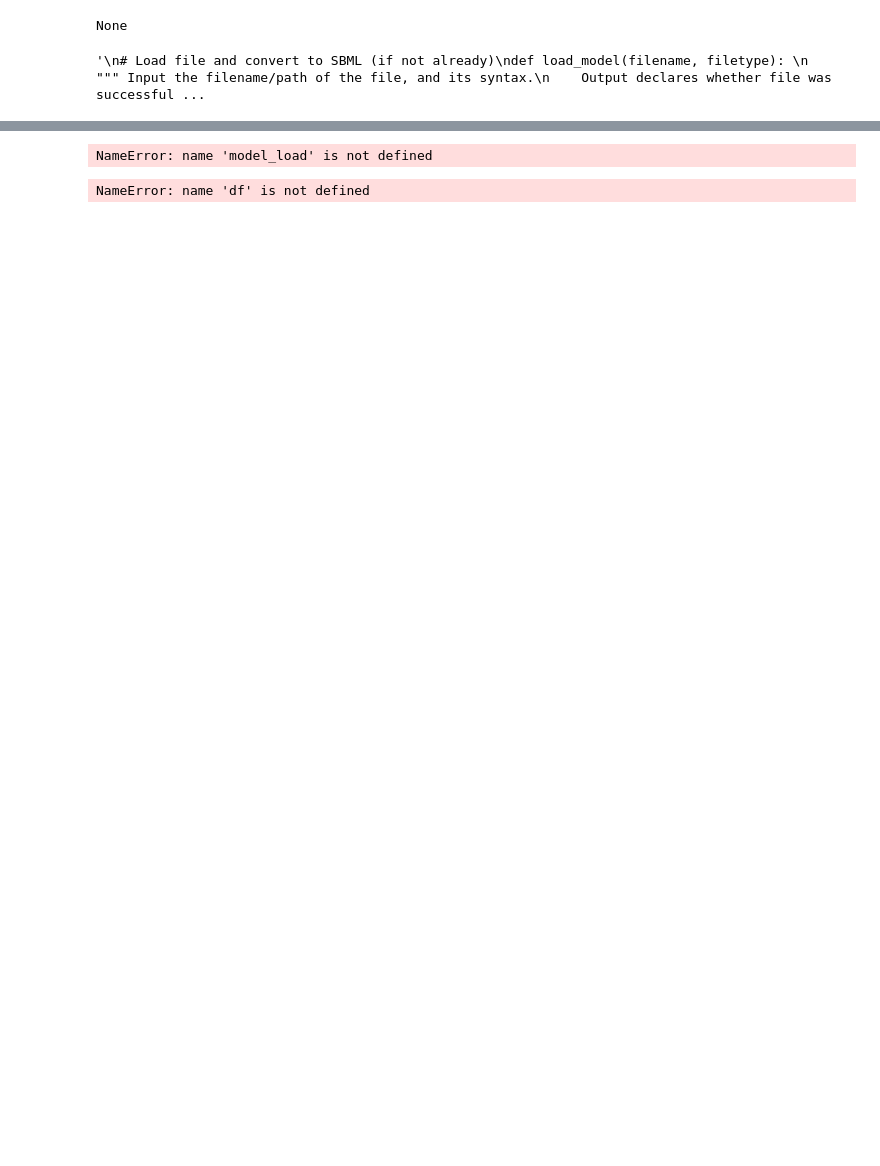
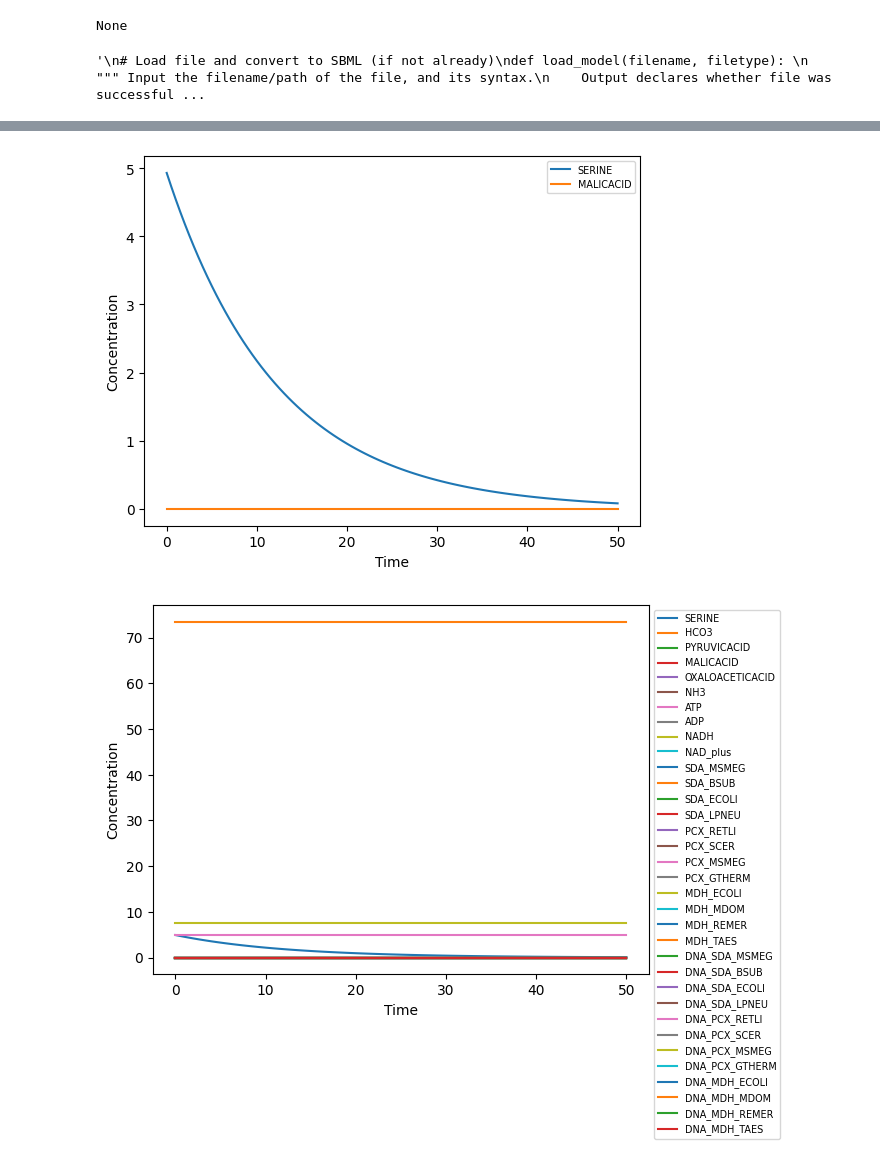
Before and after one commit to 2nd-best-FRENDAs/2nd-best-FRENDAs, a Jupyter notebook: Scripts/Tellurium_project_trial.ipynb, the cells around one changed output, grey strips where cells are left out. Drawn from its saved outputs; the diff is of its cells as text; code cells hidden in the pictures; blank space fills up the shorter version.

Commit message:
Rearranged cells to group all functions on top, fixed legends in plot

```diff
--- a/Scripts/Tellurium_project_trial.ipynb
+++ b/Scripts/Tellurium_project_trial.ipynb
@@ -85,7 +83,7 @@ def simulate_model(model, t0, t1, steps):
     columns = ['Time'] + [str(i) for i in species_names]
     df = pd.DataFrame(data=result, columns=columns)
 
-    return r, result, df, species_name
+    return r, result, df, species_names
 # %%
 def export_csv(model):
     # Grab current time and date, make variable to display date
@@ -96,3 +94,12 @@ def export_csv(model):
     model.to_csv(current_time + ' simulation_data.csv', index=False)
 
     return
+# %%
+# Plot specific species from a model simulation for comparison
+def compare_species_plot(dataframe, species_list):
+    for species in species_list:
+        plt.plot(dataframe['Time'], dataframe[species])
+    plt.xlabel('Time')
+    plt.ylabel('Concentration')
+    plt.legend(species_list, fontsize = 'x-small', bbox_to_anchor=(1, 1))
+    plt.show()
@@ -98,0 +117,3 @@ def export_csv(model):
+# %%
+# Load model
+model = load_model('multi_enzyme_model.txt', 'antimony')
@@ -99,24 +122,18 @@ def export_csv(model):
 # %%
-simulate_model(model_load, 0, 50, 101)
+# Simulate and assign variables
+r, result, df, species_names = simulate_model(model, 0, 50, 101)
-# %% [output]
-NameError: name 'model_load' is not defined
 # %%
 # Extract time and species data
 time = df['Time'].values
 species_data = df.iloc[:, 1:]
 
 # Specify the subset of species to plot
 # This list will have to be generated with the GUI such that each species selected gets appended.
 species_list = ['SERINE', 'MALICACID']
 
-def compare_species_plot(dataframe, species_list):
-    for species in species_list:
-        plt.plot(dataframe['Time'], dataframe[species])
-    plt.xlabel('Time')
-    plt.ylabel('Concentration')
-    plt.legend(species_list)
-    plt.show()
-
+#Plots
 compare_species_plot(df, species_list)
+compare_species_plot(df, species_names)
 # %% [output]
-NameError: name 'df' is not defined
+[figure, added]
+[figure, added]
```
Also changed, not shown: parts of 7 cells of this notebook.
